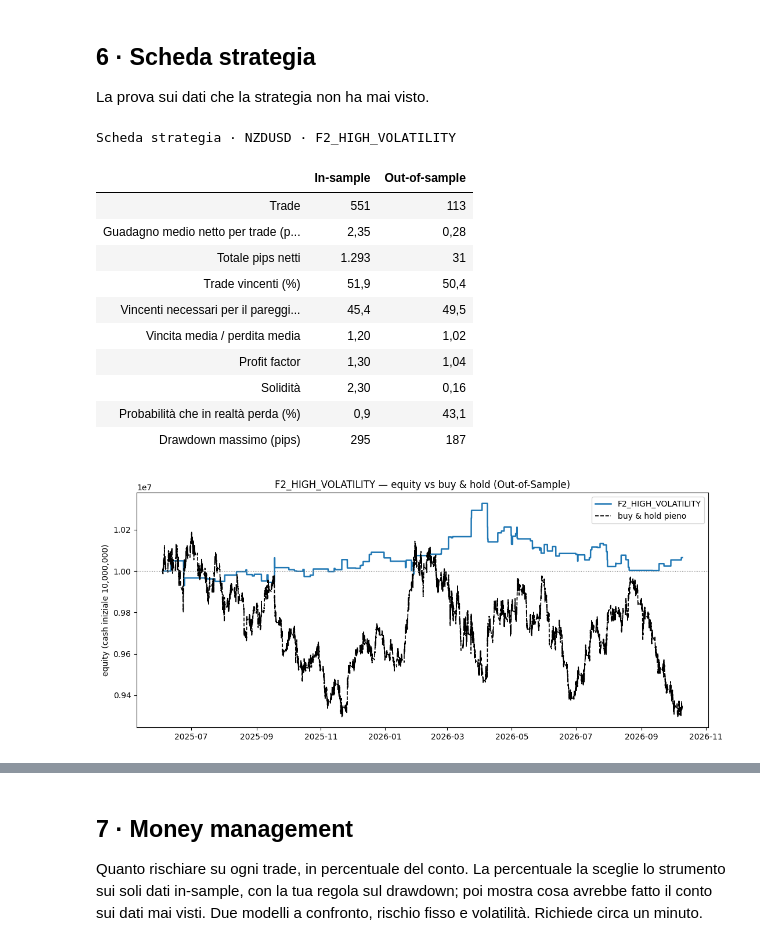
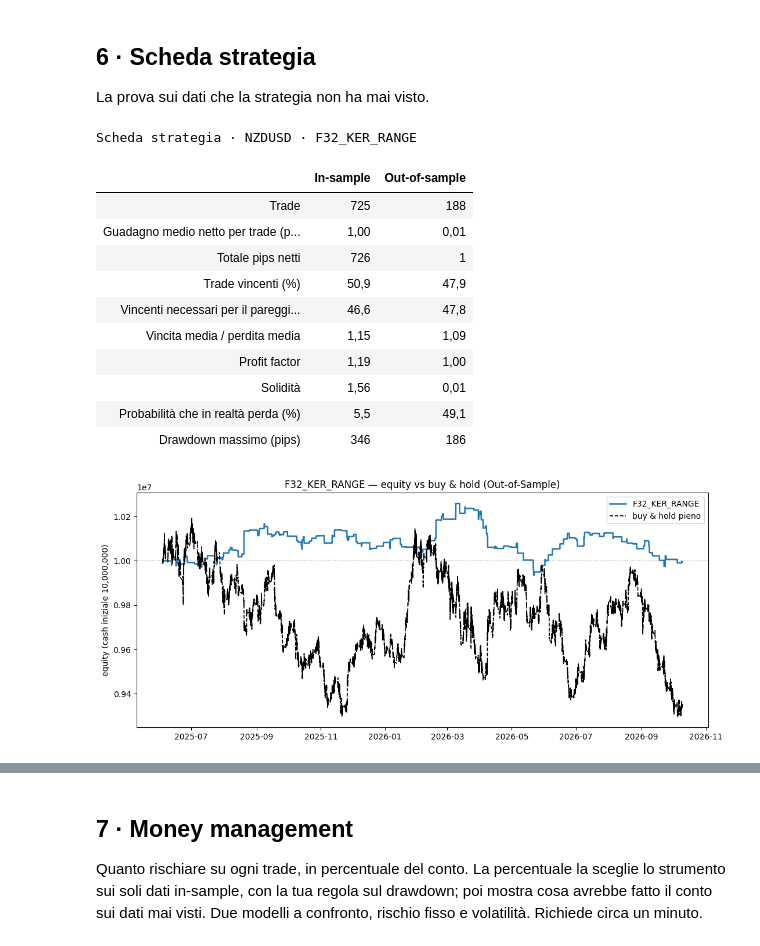
Before and after one commit to matti410/Trading-System-Creator_V4, a Jupyter notebook: Trading_System_Lab.ipynb, the cells around one changed output, grey strips where cells are left out. Saved outputs shown, nothing was run; the diff lists cells and outputs as text; code cells hidden in the pictures.

```diff
--- a/Trading_System_Lab.ipynb
+++ b/Trading_System_Lab.ipynb
@@ -83,7 +83,7 @@ Gli strumenti sono quelli della tabella `engine/simboli.py`, con i CSV in `dati/
 # %%
 #@title 1 · Configura { display-mode: "form" }
 strumento = "NZDUSD"  #@param ["EURUSD", "GBPUSD", "USDJPY", "NZDUSD", "XAUUSD", "US500", "USTEC", "DE40", "BTCUSD"]
-orizzonte = 25  #@param {type:"slider", min:4, max:96, step:1}
+orizzonte = 41  #@param {type:"slider", min:4, max:96, step:1}
 
 s = prepara(strumento, H=orizzonte, cartella=DATI_DIR)
 # %% [output]
@@ -214,23 +214,23 @@ La prova sui dati che la strategia non ha mai visto.
 # %%
 #@title 6 · Scheda strategia { display-mode: "form" }
 #@markdown Uno o più filtri copiati dalla classifica, separati da virgola: si entra solo quando sono veri tutti. Vuoto = sistema base, senza filtro.
-filtro = "F2_HIGH_VOLATILITY"  #@param {type:"string"}
+filtro = "F32_KER_RANGE\t"  #@param {type:"string"}
 
 scheda(s, filtro=filtro);
 # %% [output]
-Scheda strategia · NZDUSD · F2_HIGH_VOLATILITY
+Scheda strategia · NZDUSD · F32_KER_RANGE
 |  | In-sample | Out-of-sample |
-| Trade | 551 | 113 |
-| Guadagno medio netto per trade (p... | 2,35 | 0,28 |
-| Totale pips netti | 1.293 | 31 |
-| Trade vincenti (%) | 51,9 | 50,4 |
-| Vincenti necessari per il pareggi... | 45,4 | 49,5 |
-| Vincita media / perdita media | 1,20 | 1,02 |
-| Profit factor | 1,30 | 1,04 |
-| Solidità | 2,30 | 0,16 |
-| Probabilità che in realtà perda (%) | 0,9 | 43,1 |
-| Drawdown massimo (pips) | 295 | 187 |
+| Trade | 725 | 188 |
+| Guadagno medio netto per trade (p... | 1,00 | 0,01 |
+| Totale pips netti | 726 | 1 |
+| Trade vincenti (%) | 50,9 | 47,9 |
+| Vincenti necessari per il pareggi... | 46,6 | 47,8 |
+| Vincita media / perdita media | 1,15 | 1,09 |
+| Profit factor | 1,19 | 1,00 |
+| Solidità | 1,56 | 0,01 |
+| Probabilità che in realtà perda (%) | 5,5 | 49,1 |
+| Drawdown massimo (pips) | 346 | 186 |
-[figure, old version]
+[figure, new version]
 [interactive output not drawn]
 # %% [markdown]
 ## 7 · Money management
```
Also changed, not shown: parts of 10 cells of this notebook.
